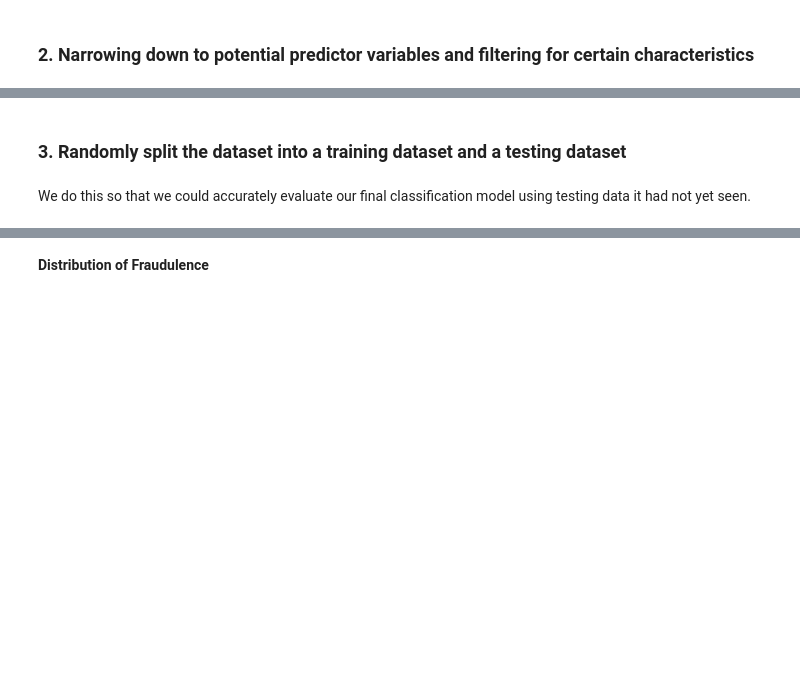
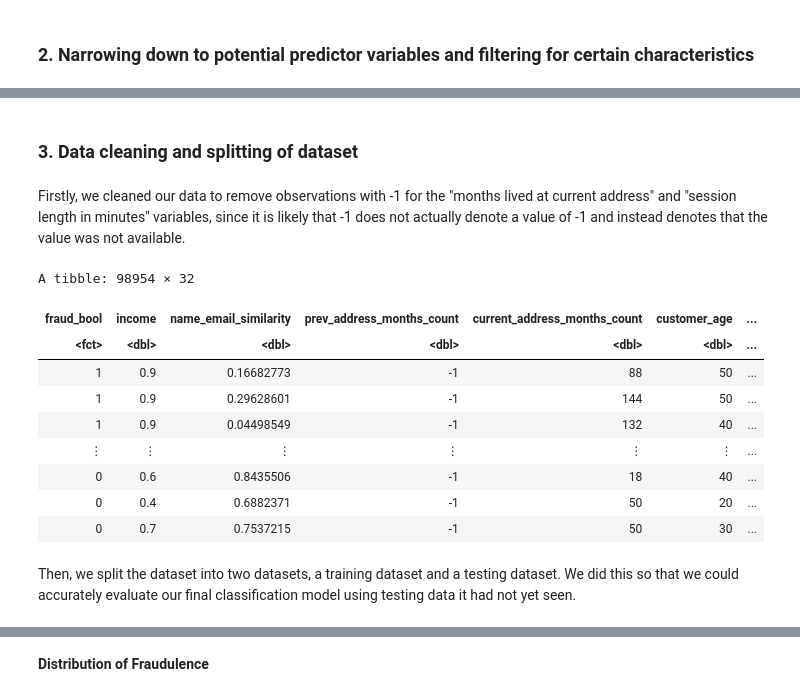
Before and after one commit to aqil18/DSCI100-Term-Project-2022W2, a Jupyter notebook: group_project_proposal.ipynb, the cells around one changed output, grey strips where cells are left out. Drawn from its saved outputs; the diff is of its cells as text; code cells hidden in the pictures; blank space fills up the shorter version.

Commit message:
Cleaned data and fixed methods section

```diff
--- a/group_project_proposal.ipynb
+++ b/group_project_proposal.ipynb
@@ -120,9 +182,27 @@ A tibble: 15369 × 7
 | 0 | 234 | 0.9 | 3 | 0.5094120 | 2.943703 | ... |
 | 0 | 244 | 0.8 | 131 | 0.8623505 | 4.555719 | ... |
 # %% [markdown]
-### 3. Randomly split the dataset into a training dataset and a testing dataset
+### 3. Data cleaning and splitting of dataset
+# %% [markdown]
+Firstly, we cleaned our data to remove observations with -1 for the "months lived at current address" and "session length in minutes" variables, since it is likely that -1 does not actually denote a value of -1 and instead denotes that the value was not available.
+# %%
+fraud_data <- fraud_data |>
+    filter(current_address_months_count != -1, session_length_in_minutes != -1)
+
+fraud_data
+# %% [output]
+A tibble: 98954 × 32
+| fraud_bool | income | name_email_similarity | prev_address_months_count | current_address_months_count | customer_age | ... |
+| <fct> | <dbl> | <dbl> | <dbl> | <dbl> | <dbl> | ... |
+| 1 | 0.9 | 0.16682773 | -1 | 88 | 50 | ... |
+| 1 | 0.9 | 0.29628601 | -1 | 144 | 50 | ... |
+| 1 | 0.9 | 0.04498549 | -1 | 132 | 40 | ... |
+| ⋮ | ⋮ | ⋮ | ⋮ | ⋮ | ⋮ | ... |
+| 0 | 0.6 | 0.8435506 | -1 | 18 | 40 | ... |
+| 0 | 0.4 | 0.6882371 | -1 | 50 | 20 | ... |
+| 0 | 0.7 | 0.7537215 | -1 | 50 | 30 | ... |
 # %% [markdown]
-We do this so that we could accurately evaluate our final classification model using testing data it had not yet seen.
+Then, we split the dataset into two datasets, a training dataset and a testing dataset. We did this so that we could accurately evaluate our final classification model using testing data it had not yet seen.
 # %%
 fraud_split <- initial_split(fraud_narrowed, prop = 0.75, strata = fraud_bool)
 fraud_train <- training(fraud_split)
```
Also changed, not shown: parts of 32 cells of this notebook.
